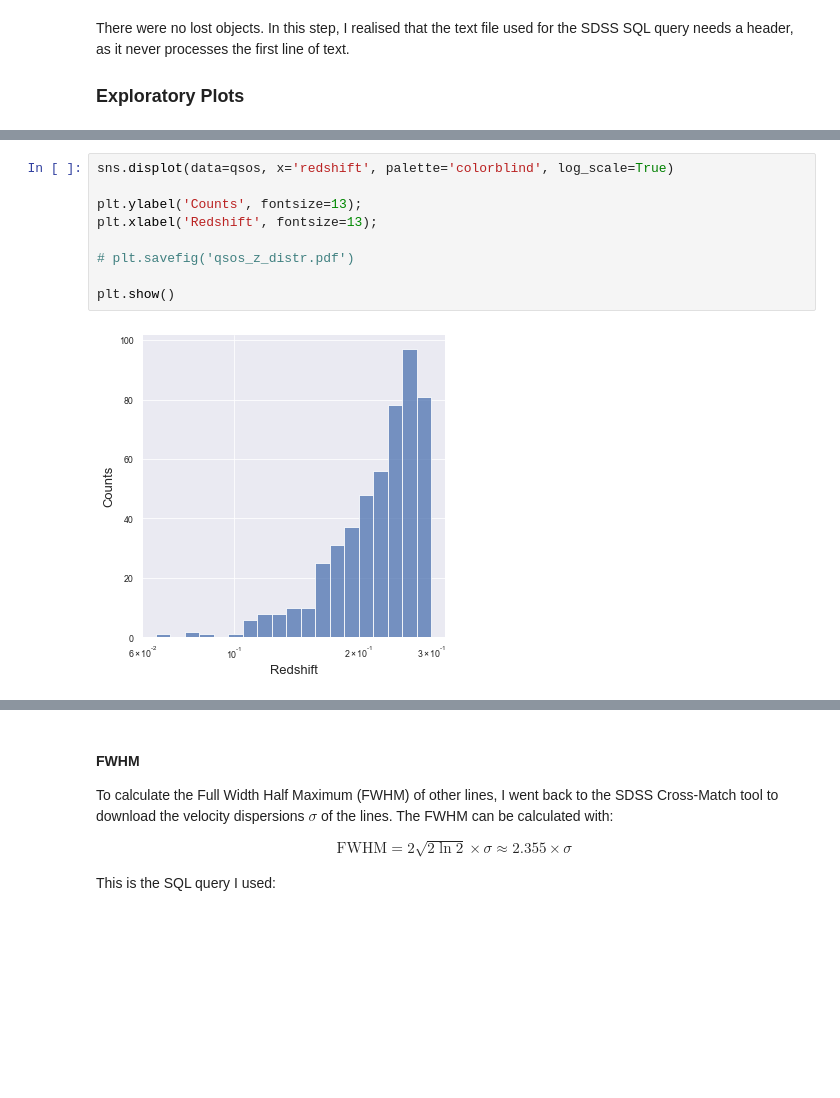
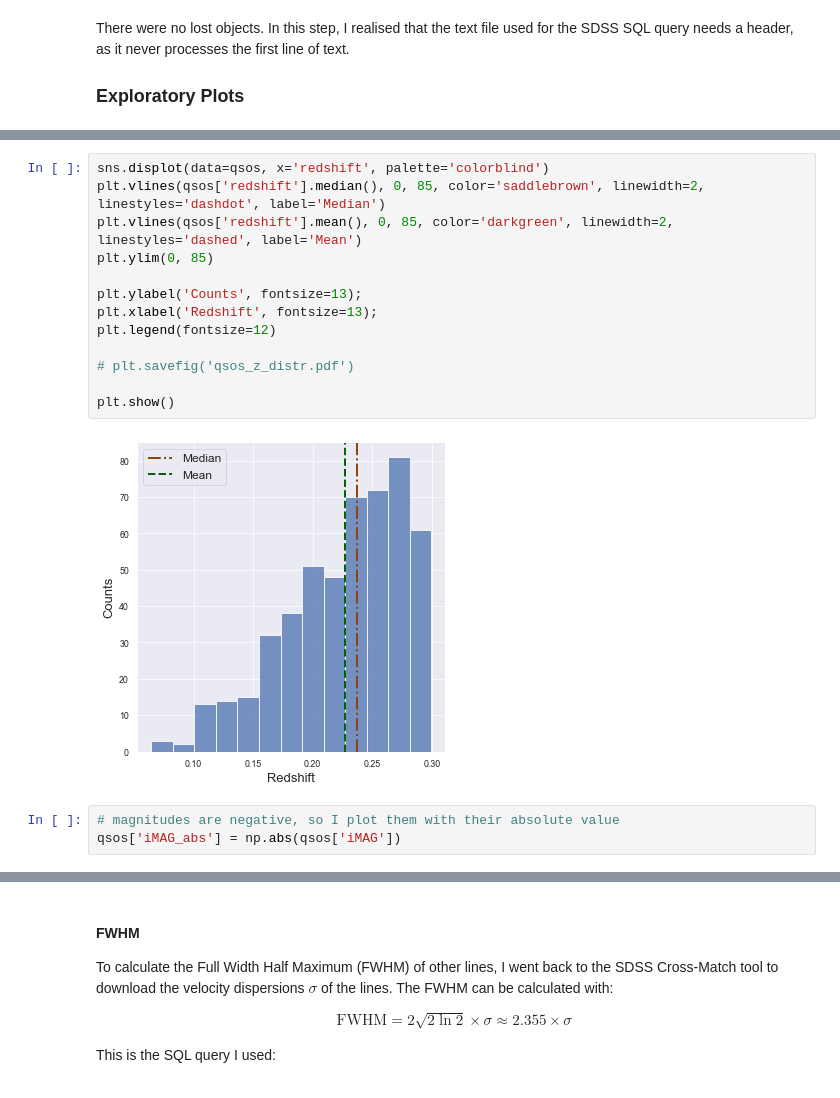
Before and after one commit to NicoGalvarino/AGN_Tutorials_Git, a Jupyter notebook: Tutorial_3_BH_params/Tutorial_3_BH_AD.ipynb, the cells around one changed output, grey strips where cells are left out. Saved outputs shown, nothing was run; the diff lists cells and outputs as text; blank space fills up the shorter version.

Commit message:
Add mean and median to plots +

```diff
--- a/Tutorial_3_BH_params/Tutorial_3_BH_AD.ipynb
+++ b/Tutorial_3_BH_params/Tutorial_3_BH_AD.ipynb
@@ -203,11 +210,18 @@ plt.show()
 # %%
-sns.displot(data=qsos, x='redshift', palette='colorblind', log_scale=True)
+sns.displot(data=qsos, x='redshift', palette='colorblind')
+plt.vlines(qsos['redshift'].median(), 0, 85, color='saddlebrown', linewidth=2, linestyles='dashdot', label='Median')
+plt.vlines(qsos['redshift'].mean(), 0, 85, color='darkgreen', linewidth=2, linestyles='dashed', label='Mean')
+plt.ylim(0, 85)
 
 plt.ylabel('Counts', fontsize=13);
 plt.xlabel('Redshift', fontsize=13);
+plt.legend(fontsize=12)
 
 # plt.savefig('qsos_z_distr.pdf')
 
 plt.show()
 # %% [output]
-[figure, old version]
+[figure, new version]
+# %%
+# magnitudes are negative, so I plot them with their absolute value
+qsos['iMAG_abs'] = np.abs(qsos['iMAG'])
```
Also changed, not shown: parts of 9 cells of this notebook, 4 other files.
